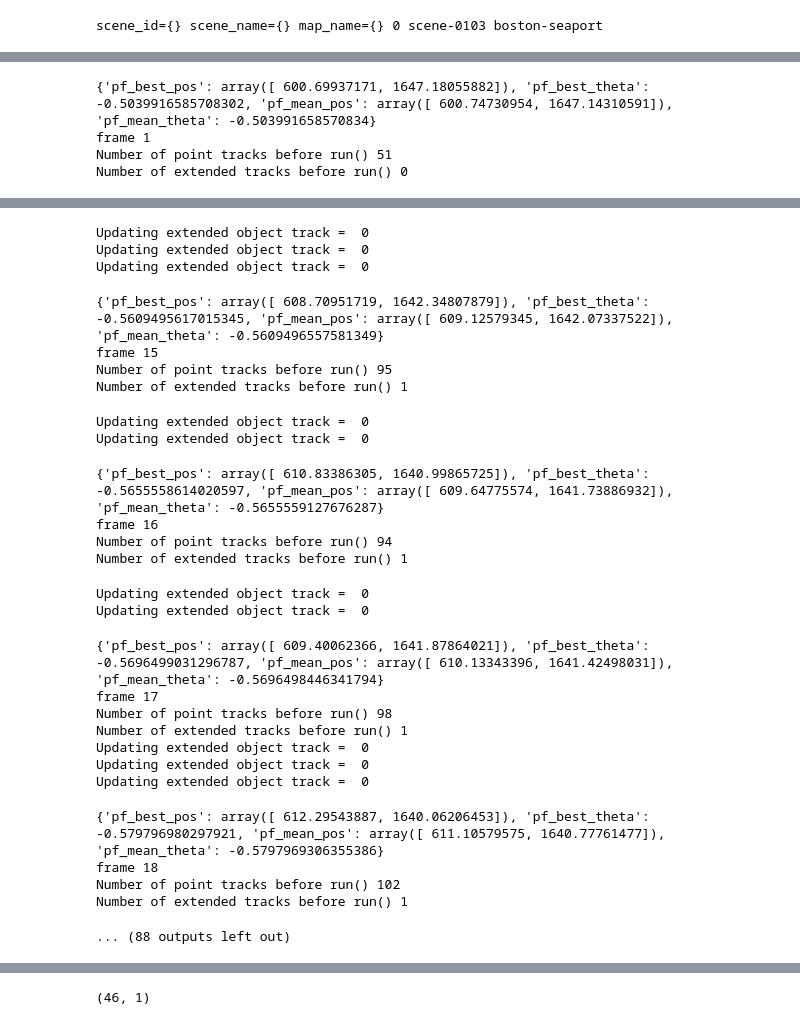
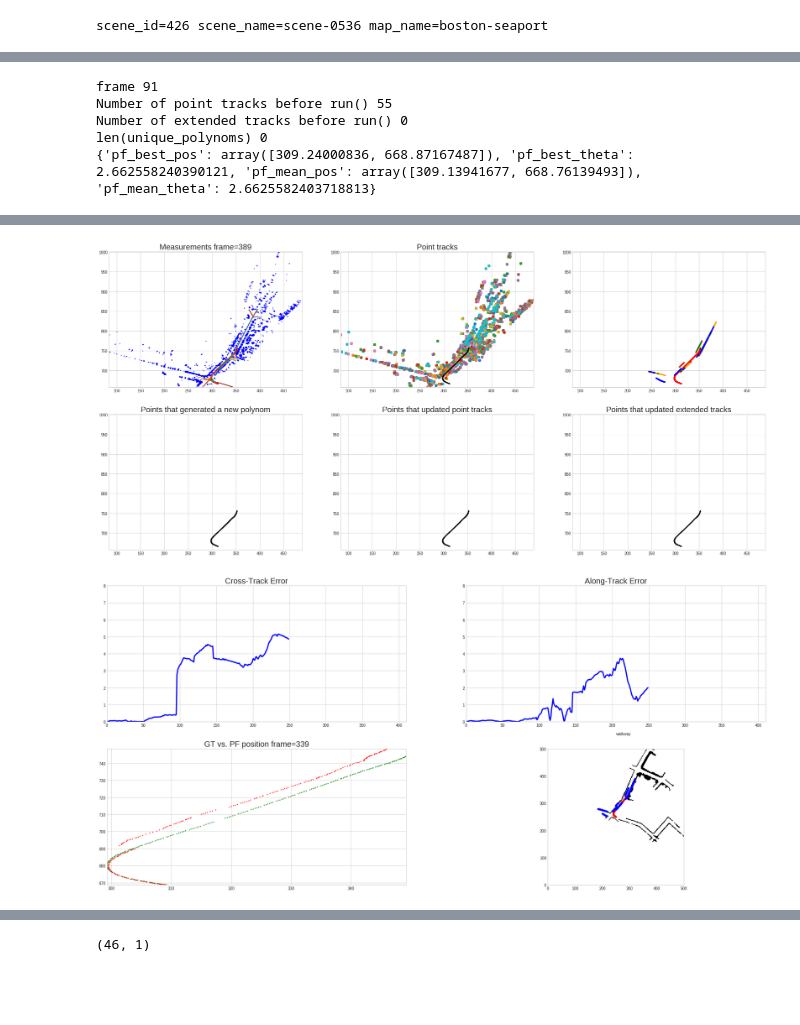
Before and after one commit to kfir1989/RadarLocalization, a Jupyter notebook: Simulation.ipynb, the cells around one changed output, grey strips where cells are left out. Saved outputs shown, nothing was run; the diff lists cells and outputs as text; code cells hidden in the pictures; blank space fills up the shorter version.

```diff
--- a/Simulation.ipynb
+++ b/Simulation.ipynb
@@ -27,14 +33,15 @@ class DynamicSimulation():
             self.video.save(t, prior, video_data, points, polynoms, self.model.getDebugInfo())
 
 class NuscenesSimulation():
-    def __init__(self, model, scene=5, **kwargs):
+    def __init__(self, model, scene_id=5, **kwargs):
         self.model = model
-        directory = kwargs.pop('directory', r"C:\Users\gadli\old_pc\Tau\Thesis\nuScenes\v1.0-mini")
-        self.dataset = NuscenesDataset(directory=directory,scene=scene)
+        directory = kwargs.pop('directory', r"/home/kfir/workspace/nuScenes/v1.0-trainval")
+        self.mm = kwargs.pop('mm', False)
+        self.dataset = NuscenesDataset(nusc=nusc, directory=directory, scene_id=scene_id)
         #self.video = NuscenesVideo(history=True, scene=scene)
-        #self.video_debug = NuscenesVideoDebug(history=True, scene=scene)
+        self.video_debug = NuscenesVideoDebug(history=True, scene=scene)
         self.pf_video = PFVideo(history=True, scene=scene)
-        self.map_matching = MapMatching(N=500)
+        self.map_matching = MapMatching(N=200)
         self.lane = None
         self.scene = scene
 
@@ -110,10 +117,11 @@ class NuscenesSimulation():
                 points, polynoms = self.translateOutput(points, polynoms, -1*translation)
 
             #Run map-matching!
-            extended_tracks = self.model.getExtendedTracks()
-            orig_world_ref = video_data["pos"]
-            world_ref = np.array([orig_world_ref[0]-translation[0], orig_world_ref[1]-translation[1]])
-            self.map_matching.run(extended_tracks, nusc_map, orig_world_ref, world_ref, video_data["rot"], video_data["heading"], video_data["odometry"])
+            if self.mm:
+                extended_tracks = self.model.getExtendedTracks()
+                orig_world_ref = video_data["pos"]
+                world_ref = np.array([orig_world_ref[0]-translation[0], orig_world_ref[1]-translation[1]])
+                self.map_matching.run(extended_tracks, nusc_map, orig_world_ref, world_ref, video_data["rot"], video_data["heading"], video_data["odometry"])
 
             try:
                 self.video.save(t,video_data, polynoms, nusc_map, video_with_priors=video_with_priors)
@@ -123,14 +131,14 @@ class NuscenesSimulation():
                 self.video_debug.save(t,video_data, polynoms,points, nusc_map,self.model.getDebugInfo(), video_with_priors=video_with_priors)
             except:
                 pass
-            #try:
-            mm_results = self.map_matching.getResults()
-            mm_results["pf_best_pos"] += translation[0:2]
-            mm_results["pf_mean_pos"] += translation[0:2]
-            print(mm_results)
-            self.pf_video.save(t,video_data, mm_results, polynoms, nusc_map)
-            #except:
-                #pass
+            try:
+                mm_results = self.map_matching.getResults()
+                mm_results["pf_best_pos"] += translation[0:2]
+                mm_results["pf_mean_pos"] += translation[0:2]
+                print(mm_results)
+                self.pf_video.save(t,video_data, mm_results, polynoms, nusc_map)
+            except:
+                pass
 
         if generate_video:
             try:
@@ -149,8 +157,8 @@ class NuscenesSimulation():
 from tracker import Tracker
 model = Tracker()
 #sim = DynamicSimulation(model)
-scene = 0
-sim = NuscenesSimulation(model,scene=scene)
-sim.run(start=0, N=225, generate_video=True, video_with_priors=True, debug=False)
+scene = 426
+sim = NuscenesSimulation(model,scene_id=scene, mm=True)
+sim.run(start=90, N=300, generate_video=True, video_with_priors=True, debug=False)
 # %% [output]
-scene_id={} scene_name={} map_name={} 0 scene-0103 boston-seaport
+scene_id=426 scene_name=scene-0536 map_name=boston-seaport
@@ -161,4 +171,5 @@ Number of extended tracks before run() 0
-{'pf_best_pos': array([ 600.69937171, 1647.18055882]), 'pf_best_theta': -0.5039916585708302, 'pf_mean_pos': array([ 600.74730954, 1647.14310591]), 'pf_mean_theta': -0.503991658570834}
-frame 1
-Number of point tracks before run() 51
+frame 91
+Number of point tracks before run() 55
 Number of extended tracks before run() 0
+len(unique_polynoms) 0
+{'pf_best_pos': array([309.24000836, 668.87167487]), 'pf_best_theta': 2.662558240390121, 'pf_mean_pos': array([309.13941677, 668.76139493]), 'pf_mean_theta': 2.6625582403718813}
@@ -186,30 +210,5 @@ Number of extended tracks before run() 1
-Updating extended object track =  0
-Updating extended object track =  0
-Updating extended object track =  0
-{'pf_best_pos': array([ 608.70951719, 1642.34807879]), 'pf_best_theta': -0.5609495617015345, 'pf_mean_pos': array([ 609.12579345, 1642.07337522]), 'pf_mean_theta': -0.5609496557581349}
-frame 15
-Number of point tracks before run() 95
-Number of extended tracks before run() 1
-Updating extended object track =  0
-Updating extended object track =  0
-{'pf_best_pos': array([ 610.83386305, 1640.99865725]), 'pf_best_theta': -0.5655558614020597, 'pf_mean_pos': array([ 609.64775574, 1641.73886932]), 'pf_mean_theta': -0.5655559127676287}
-frame 16
-Number of point tracks before run() 94
-Number of extended tracks before run() 1
-Updating extended object track =  0
-Updating extended object track =  0
-{'pf_best_pos': array([ 609.40062366, 1641.87864021]), 'pf_best_theta': -0.5696499031296787, 'pf_mean_pos': array([ 610.13343396, 1641.42498031]), 'pf_mean_theta': -0.5696498446341794}
-frame 17
-Number of point tracks before run() 98
-Number of extended tracks before run() 1
-Updating extended object track =  0
-Updating extended object track =  0
-Updating extended object track =  0
-{'pf_best_pos': array([ 612.29543887, 1640.06206453]), 'pf_best_theta': -0.579796980297921, 'pf_mean_pos': array([ 611.10579575, 1640.77761477]), 'pf_mean_theta': -0.5797969306355386}
-frame 18
-Number of point tracks before run() 102
-Number of extended tracks before run() 1
-... (88 outputs left out)
+[figure, added]
+[figure, added]
 # %%
 sim.video.generate(name=f"video\scene6_wmap.avi", fps=5)
 # %%
```
Also changed, not shown: parts of 3 cells of this notebook, 5 other files.
